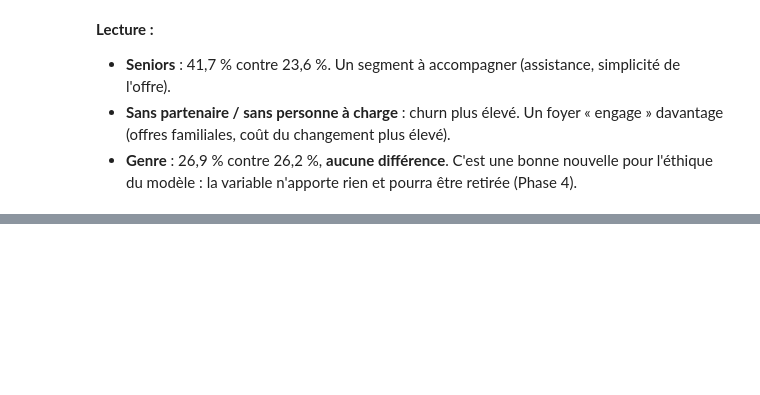
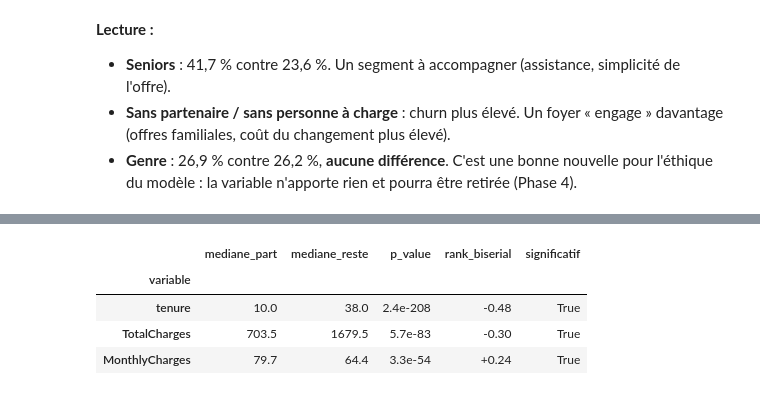
Before and after one commit to cheikhahmedtidiane/projet_churn_clients, a Jupyter notebook: notebooks/03_analyse_exploratoire.ipynb, the cells around one changed output, grey strips where cells are left out. Drawn from its saved outputs; the diff is of its cells as text; code cells hidden in the pictures; blank space fills up the shorter version.

```diff
--- a/notebooks/03_analyse_exploratoire.ipynb
+++ b/notebooks/03_analyse_exploratoire.ipynb
@@ -102,0 +130,9 @@ plt.show()
+# %%
+numeric_association(df, NUMERIC_COLS).style.format(
+    {"mediane_part": "{:.1f}", "mediane_reste": "{:.1f}", "p_value": "{:.1e}", "rank_biserial": "{:+.2f}"})
+# %% [output]
+|  | mediane_part | mediane_reste | p_value | rank_biserial | significatif |
+| variable |  |  |  |  |  |
+| tenure | 10.0 | 38.0 | 2.4e-208 | -0.48 | True |
+| TotalCharges | 703.5 | 1679.5 | 5.7e-83 | -0.30 | True |
+| MonthlyCharges | 79.7 | 64.4 | 3.3e-54 | +0.24 | True |
```
Also changed, not shown: parts of 7 cells of this notebook, 2 other files.
